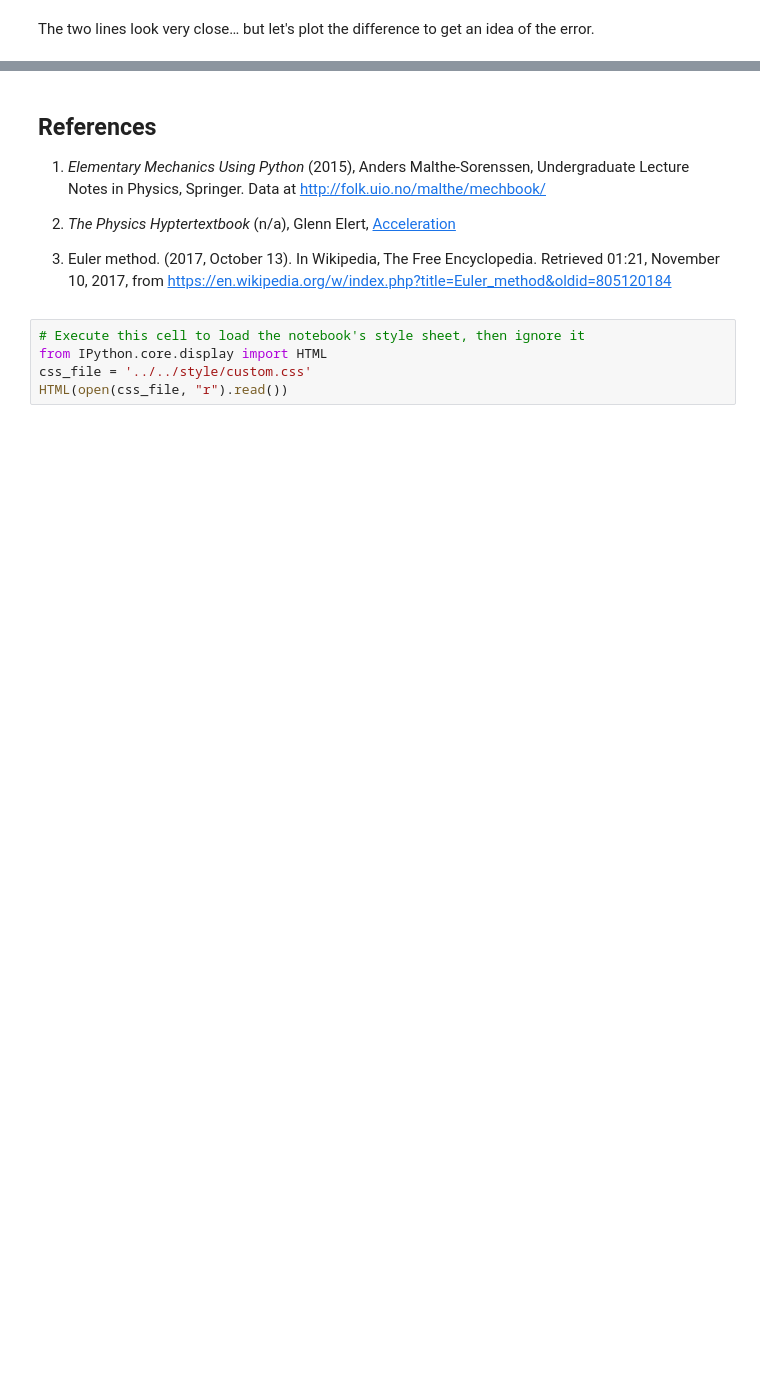
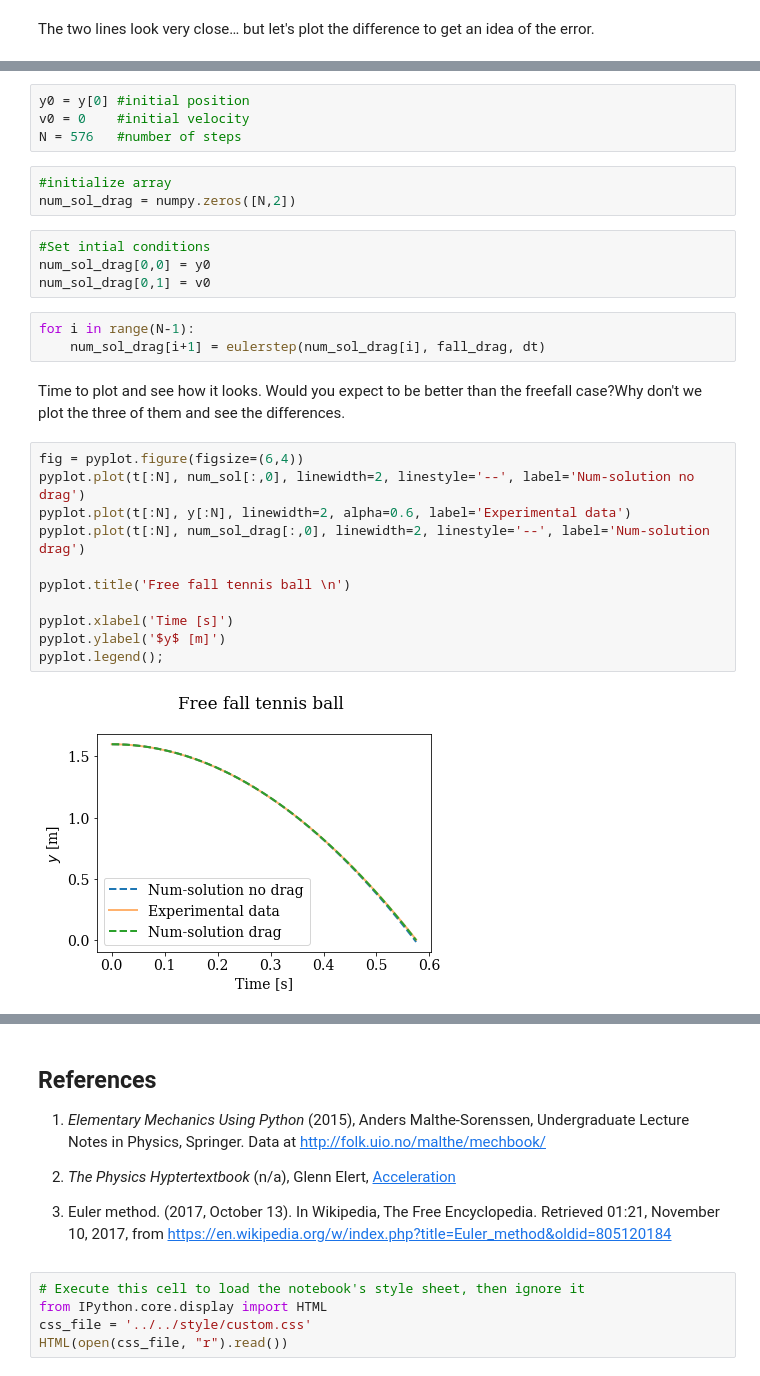
Before and after one commit to engineersCode/EngComp, a Jupyter notebook: modules/3_flyatchange/2_Euler.ipynb, the cells around one changed output, grey strips where cells are left out. Drawn from its saved outputs; the diff is of its cells as text; blank space fills up the shorter version.

```diff
--- a/modules/3_flyatchange/2_Euler.ipynb
+++ b/modules/3_flyatchange/2_Euler.ipynb
@@ -249,0 +348,29 @@ pyplot.ylabel('$y$ [m]');
+# %%
+y0 = y[0] #initial position
+v0 = 0    #initial velocity
+N = 576   #number of steps
+# %%
+#initialize array
+num_sol_drag = numpy.zeros([N,2])
+# %%
+#Set intial conditions
+num_sol_drag[0,0] = y0
+num_sol_drag[0,1] = v0
+# %%
+for i in range(N-1):
+    num_sol_drag[i+1] = eulerstep(num_sol_drag[i], fall_drag, dt)
+# %% [markdown]
+Time to plot and see how it looks. Would you expect to be better than the freefall case?Why don't we plot the three of them and see the differences.
+# %%
+fig = pyplot.figure(figsize=(6,4))
+pyplot.plot(t[:N], num_sol[:,0], linewidth=2, linestyle='--', label='Num-solution no drag')
+pyplot.plot(t[:N], y[:N], linewidth=2, alpha=0.6, label='Experimental data')
+pyplot.plot(t[:N], num_sol_drag[:,0], linewidth=2, linestyle='--', label='Num-solution drag')
+
+pyplot.title('Free fall tennis ball \n')
+
+pyplot.xlabel('Time [s]')
+pyplot.ylabel('$y$ [m]')
+pyplot.legend();
+# %% [output]
+[figure, added]
```
Also changed, not shown: parts of 18 cells of this notebook.
